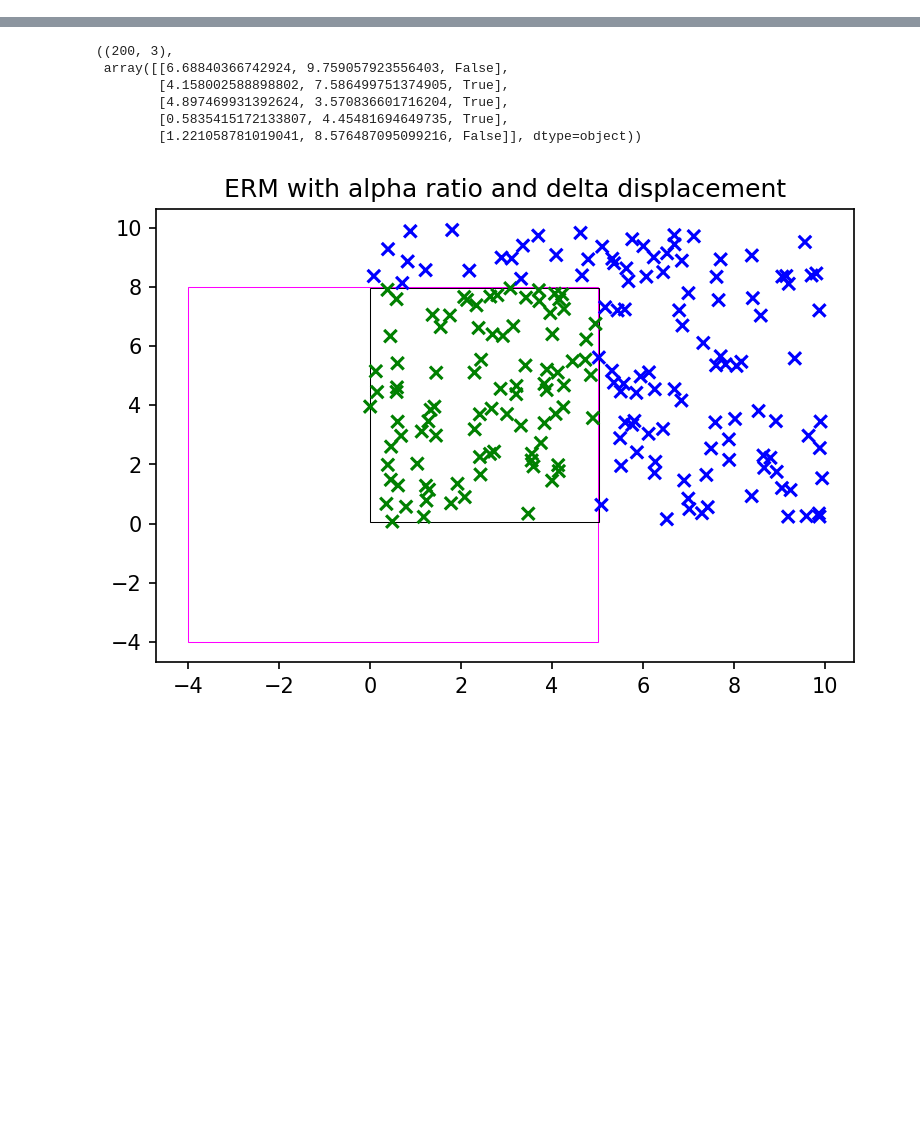
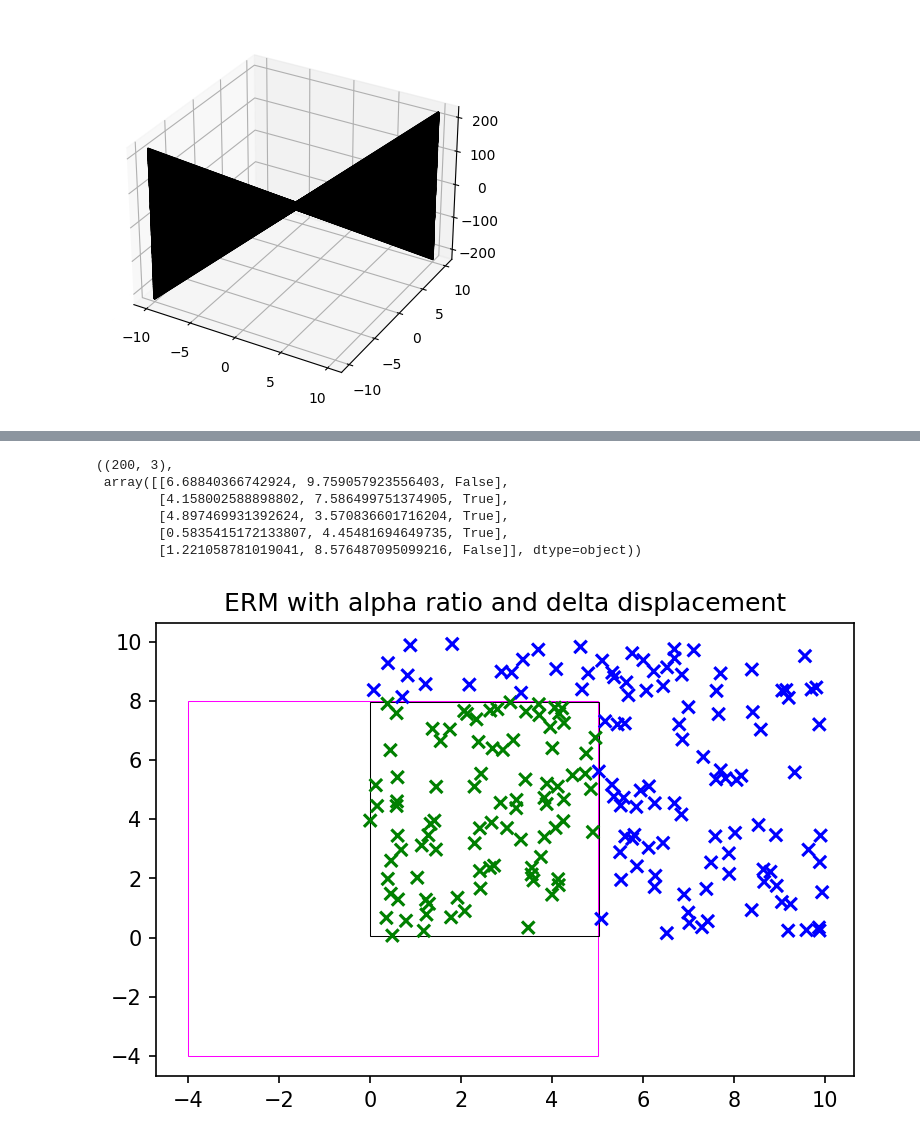
Before and after one commit to JustBeYou/unibuc-master-ai, a Jupyter notebook: AML 1.ipynb, the cells around one changed output, grey strips where cells are left out. Cells and saved outputs as stored; diff of their text form; code cells hidden in the pictures; blank space fills up the shorter version.

```diff
--- a/AML 1.ipynb
+++ b/AML 1.ipynb
@@ -4,0 +422,14 @@ import matplotlib.patches as ptch
+# %%
+ax = plt.axes(projection='3d')
+
+for theta_1 in np.linspace(-10, 10, 20):
+    for theta_2 in np.linspace(-10, 10, 50):
+
+        xline = np.linspace(-10, 10, 10)
+        yline = np.linspace(-10, 10, 10)
+
+        zline = theta_1 + 15*xline * np.sin(theta_2) + 15*yline * np.cos(theta_2)
+
+        ax.plot3D(xline, yline, zline, 'black')
+# %% [output]
+[figure, added]
```
Also changed, not shown: parts of 8 cells of this notebook, 1 other file.
